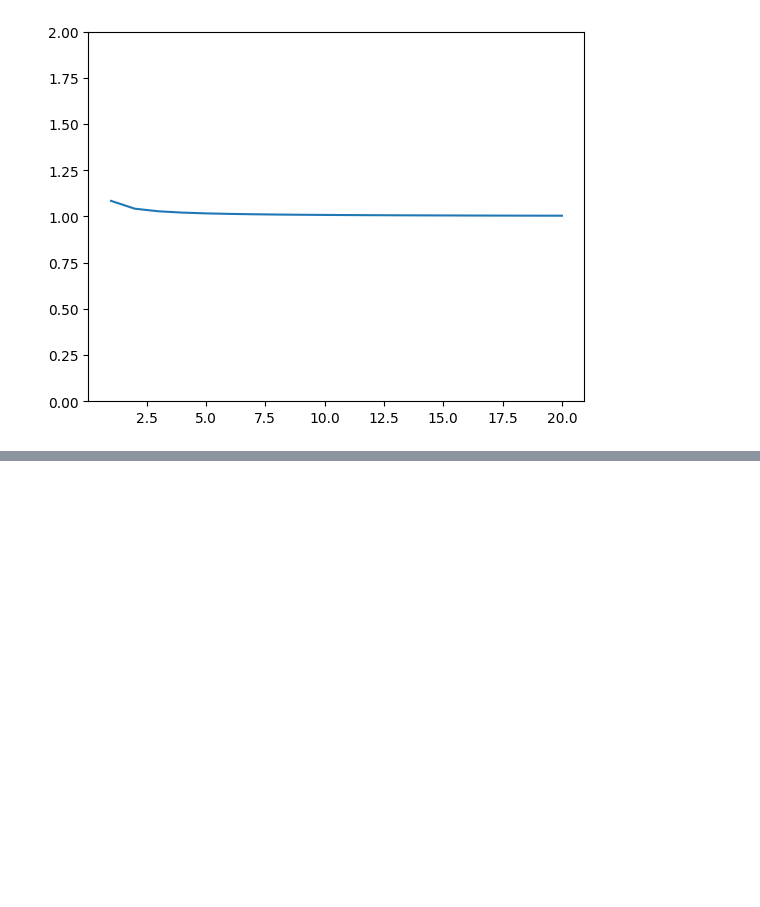
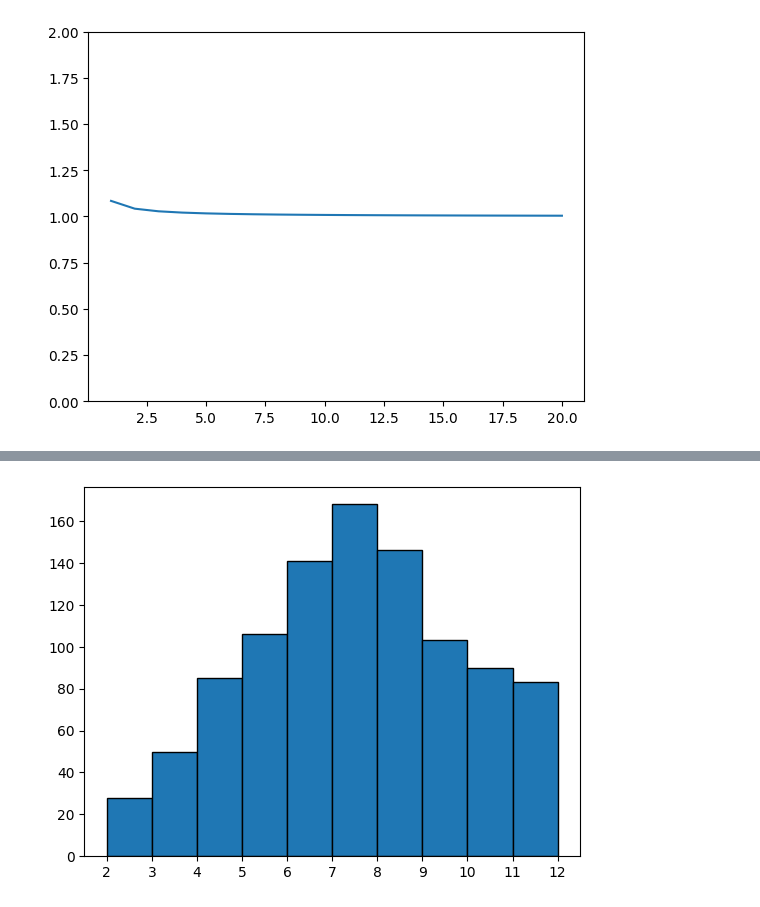
Before and after one commit to BhavikOstwal/IC-252_Assignments, a Jupyter notebook: Assignment 02/ass.ipynb, the cells around one changed output, grey strips where cells are left out. Drawn from its saved outputs; the diff is of its cells as text; code cells hidden in the pictures; blank space fills up the shorter version.

```diff
--- a/Assignment 02/ass.ipynb
+++ b/Assignment 02/ass.ipynb
@@ -37,0 +58,12 @@ plt.show()
+# %%
+result_val = []
+for i in range(1000):
+    a = np.random.randint(1,7)
+    b = np.random.randint(1,7)
+    result_val.append(a+b)
+# %%
+plt.hist(result_val, bins=[2,3,4,5,6,7,8,9,10,11,12], edgecolor= 'black')
+plt.xticks([2,3,4,5,6,7,8,9,10,11,12])
+plt.show()
+# %% [output]
+[figure, added]
```
Also changed, not shown: parts of 2 cells of this notebook, 4 other files.
